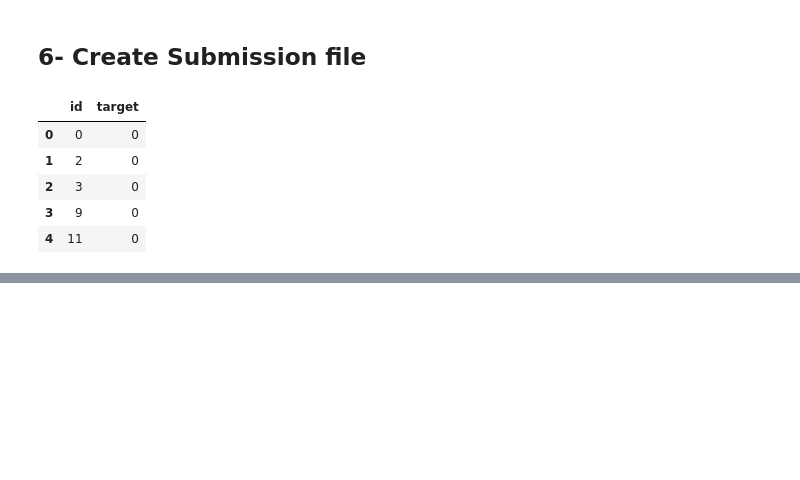
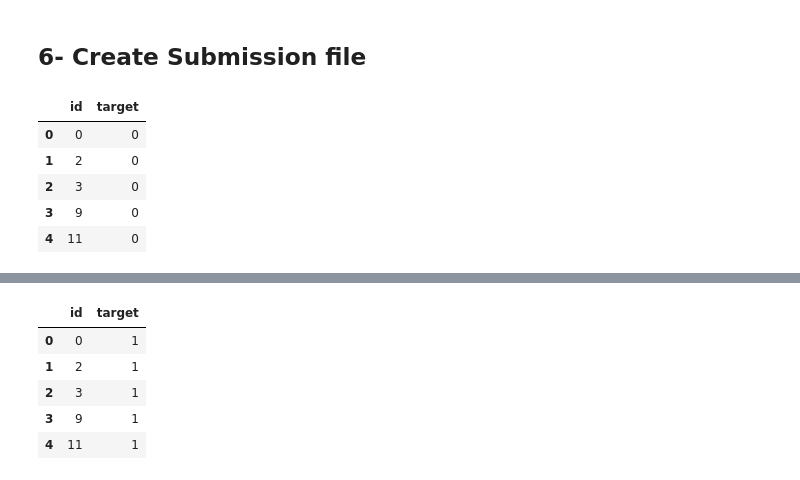
Before and after one commit to Ghaith-Bassam-Zaza/NLP-with-Disaster-Tweets, a Jupyter notebook: nlp-with-disaster-tweets-roberta.ipynb, the cells around one changed output, grey strips where cells are left out. Drawn from its saved outputs; the diff is of its cells as text; code cells hidden in the pictures; blank space fills up the shorter version.

```diff
--- a/nlp-with-disaster-tweets-roberta.ipynb
+++ b/nlp-with-disaster-tweets-roberta.ipynb
@@ -209,5 +212,5 @@ sample_submission.head()
 | 3 | 9 | 0 |
 | 4 | 11 | 0 |
 # %%
-sample_submission["target"] = np.argmax(classifier.predict(X_test), axis=1)
+sample_submission["target"] = (classifier.predict(X_test) >= 0.5).astype(int)
 # %% [output]
@@ -215,2 +218,11 @@ sample_submission["target"] = np.argmax(classifier.predict(X_test), axis=1)
+# %%
+sample_submission.head()
+# %% [output]
+|  | id | target |
+| 0 | 0 | 1 |
+| 1 | 2 | 1 |
+| 2 | 3 | 1 |
+| 3 | 9 | 1 |
+| 4 | 11 | 1 |
 # %%
 sample_submission.describe()
```
Also changed, not shown: parts of 12 cells of this notebook.
